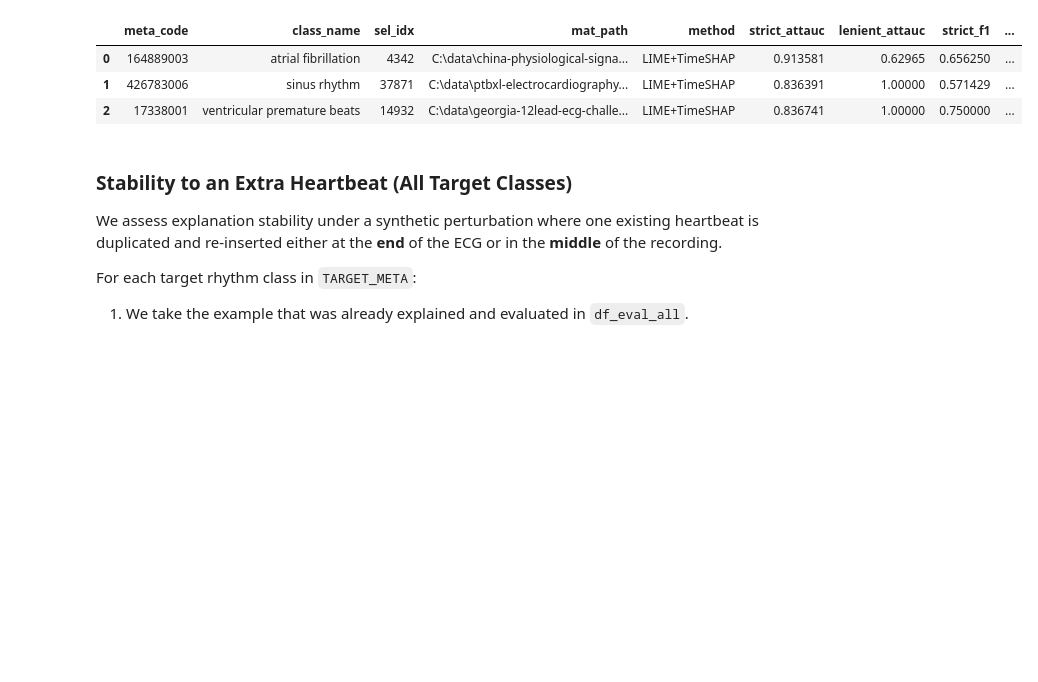
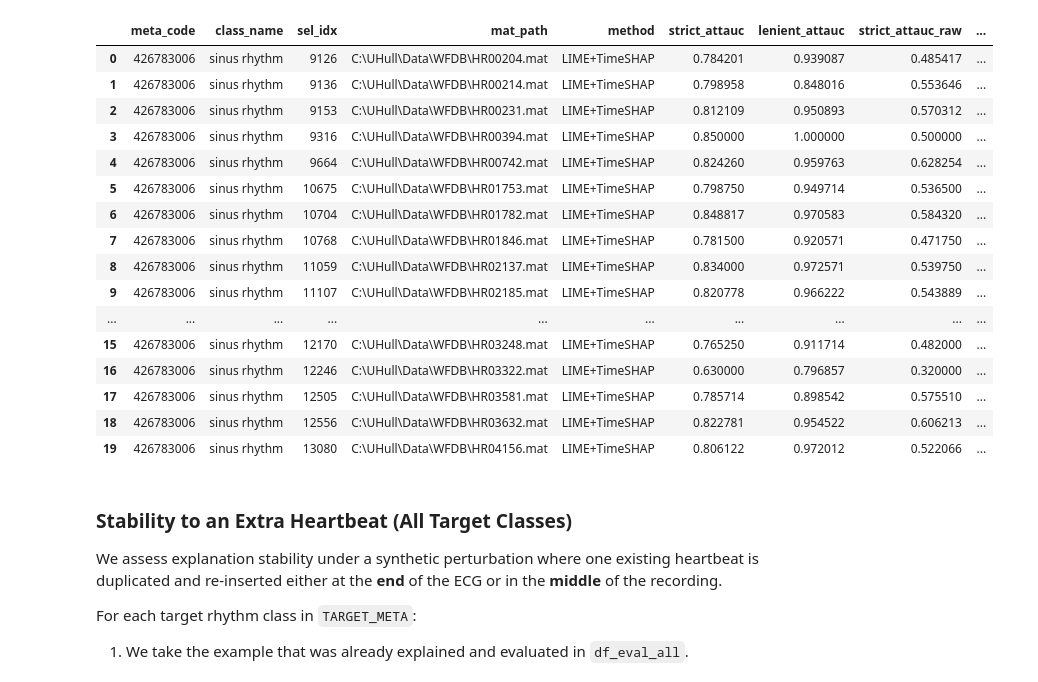
Before and after one commit to nareshwar/ecg-xai, a Jupyter notebook: notebook/ecg-xai.ipynb, the cells around one changed output. Drawn from its saved outputs; the diff is of its cells as text; code cells hidden in the pictures; blank space fills up the shorter version.

```diff
--- a/notebook/ecg-xai.ipynb
+++ b/notebook/ecg-xai.ipynb
@@ -55,11 +68,4 @@ class_names = np.load(SNOMED_CLASSES_NPY, allow_pickle=True)
 # %%
-ECG_FILENAMES_PATH = ROOT / "data" / "ecg_filenames.npy"
-PROBS_PATH         = ROOT / "data" / "ecg_model_probs.npy"
-CLASS_NAMES_PATH   = ROOT / "data" / "snomed_classes.npy"
-Y_TRUE_PATH        = ROOT / "data" / "ecg_y_true.npy"
-ECG_DURATIONS_PATH = ROOT / "data" / "ecg_durations.npy"
-ECG_PRED_PATH      = ROOT / "data" / "ecg_xai_sel_meta_p0.85_k5.csv"
-
 ecg_filenames = np.load(ECG_FILENAMES_PATH, allow_pickle=True)
 probs         = np.load(PROBS_PATH)
 class_names   = np.load(CLASS_NAMES_PATH, allow_pickle=True)
@@ -71,7 +77,7 @@ sel_df = build_selection_df_with_aliases(
     class_names=class_names,
     target_meta=TARGET_META,
     y_true=y_true,
-    k_per_class=1,
+    k_per_class=20,
     min_prob=0.85,
     max_duration_sec=20.0,
     duration_cache_path=ECG_DURATIONS_PATH
@@ -99,7 +119,7 @@ all_fused_payloads, df_lime_all, df_ts_all = run_fused_pipeline_for_classes(
     sel_df=sel_df,
     model=model,
     class_names=class_names,
-    max_examples_per_class=1,
+    max_examples_per_class=20,
     plot=True,
 )
 # %% [output]
@@ -113,18 +127,31 @@ Target classes: ['164889003', '426783006', '17338001']
 # %%
 df_eval_all = evaluate_all_payloads(
     all_payloads=all_fused_payloads,
     method_label="LIME+TimeSHAP",
-    debug=False,
+    debug=True,
     model=model,
     class_names=class_names,
 )
 
 df_eval_all
 # %% [output]
-|  | meta_code | class_name | sel_idx | mat_path | method | strict_attauc | lenient_attauc | strict_f1 | ... |
-| 0 | 164889003 | atrial fibrillation | 4342 | C:\data\china-physiological-signa... | LIME+TimeSHAP | 0.913581 | 0.62965 | 0.656250 | ... |
-| 1 | 426783006 | sinus rhythm | 37871 | C:\data\ptbxl-electrocardiography... | LIME+TimeSHAP | 0.836391 | 1.00000 | 0.571429 | ... |
-| 2 | 17338001 | ventricular premature beats | 14932 | C:\data\georgia-12lead-ecg-challe... | LIME+TimeSHAP | 0.836741 | 1.00000 | 0.750000 | ... |
+|  | meta_code | class_name | sel_idx | mat_path | method | strict_attauc | lenient_attauc | strict_attauc_raw | ... |
+| 0 | 426783006 | sinus rhythm | 9126 | C:\UHull\Data\WFDB\HR00204.mat | LIME+TimeSHAP | 0.784201 | 0.939087 | 0.485417 | ... |
+| 1 | 426783006 | sinus rhythm | 9136 | C:\UHull\Data\WFDB\HR00214.mat | LIME+TimeSHAP | 0.798958 | 0.848016 | 0.553646 | ... |
+| 2 | 426783006 | sinus rhythm | 9153 | C:\UHull\Data\WFDB\HR00231.mat | LIME+TimeSHAP | 0.812109 | 0.950893 | 0.570312 | ... |
+| 3 | 426783006 | sinus rhythm | 9316 | C:\UHull\Data\WFDB\HR00394.mat | LIME+TimeSHAP | 0.850000 | 1.000000 | 0.500000 | ... |
+| 4 | 426783006 | sinus rhythm | 9664 | C:\UHull\Data\WFDB\HR00742.mat | LIME+TimeSHAP | 0.824260 | 0.959763 | 0.628254 | ... |
+| 5 | 426783006 | sinus rhythm | 10675 | C:\UHull\Data\WFDB\HR01753.mat | LIME+TimeSHAP | 0.798750 | 0.949714 | 0.536500 | ... |
+| 6 | 426783006 | sinus rhythm | 10704 | C:\UHull\Data\WFDB\HR01782.mat | LIME+TimeSHAP | 0.848817 | 0.970583 | 0.584320 | ... |
+| 7 | 426783006 | sinus rhythm | 10768 | C:\UHull\Data\WFDB\HR01846.mat | LIME+TimeSHAP | 0.781500 | 0.920571 | 0.471750 | ... |
+| 8 | 426783006 | sinus rhythm | 11059 | C:\UHull\Data\WFDB\HR02137.mat | LIME+TimeSHAP | 0.834000 | 0.972571 | 0.539750 | ... |
+| 9 | 426783006 | sinus rhythm | 11107 | C:\UHull\Data\WFDB\HR02185.mat | LIME+TimeSHAP | 0.820778 | 0.966222 | 0.543889 | ... |
+| ... | ... | ... | ... | ... | ... | ... | ... | ... | ... |
+| 15 | 426783006 | sinus rhythm | 12170 | C:\UHull\Data\WFDB\HR03248.mat | LIME+TimeSHAP | 0.765250 | 0.911714 | 0.482000 | ... |
+| 16 | 426783006 | sinus rhythm | 12246 | C:\UHull\Data\WFDB\HR03322.mat | LIME+TimeSHAP | 0.630000 | 0.796857 | 0.320000 | ... |
+| 17 | 426783006 | sinus rhythm | 12505 | C:\UHull\Data\WFDB\HR03581.mat | LIME+TimeSHAP | 0.785714 | 0.898542 | 0.575510 | ... |
+| 18 | 426783006 | sinus rhythm | 12556 | C:\UHull\Data\WFDB\HR03632.mat | LIME+TimeSHAP | 0.822781 | 0.954522 | 0.606213 | ... |
+| 19 | 426783006 | sinus rhythm | 13080 | C:\UHull\Data\WFDB\HR04156.mat | LIME+TimeSHAP | 0.806122 | 0.972012 | 0.522066 | ... |
 # %% [markdown]
 ### Stability to an Extra Heartbeat (All Target Classes)
 
```
Also changed, not shown: parts of 6 cells of this notebook, 9 other files.
